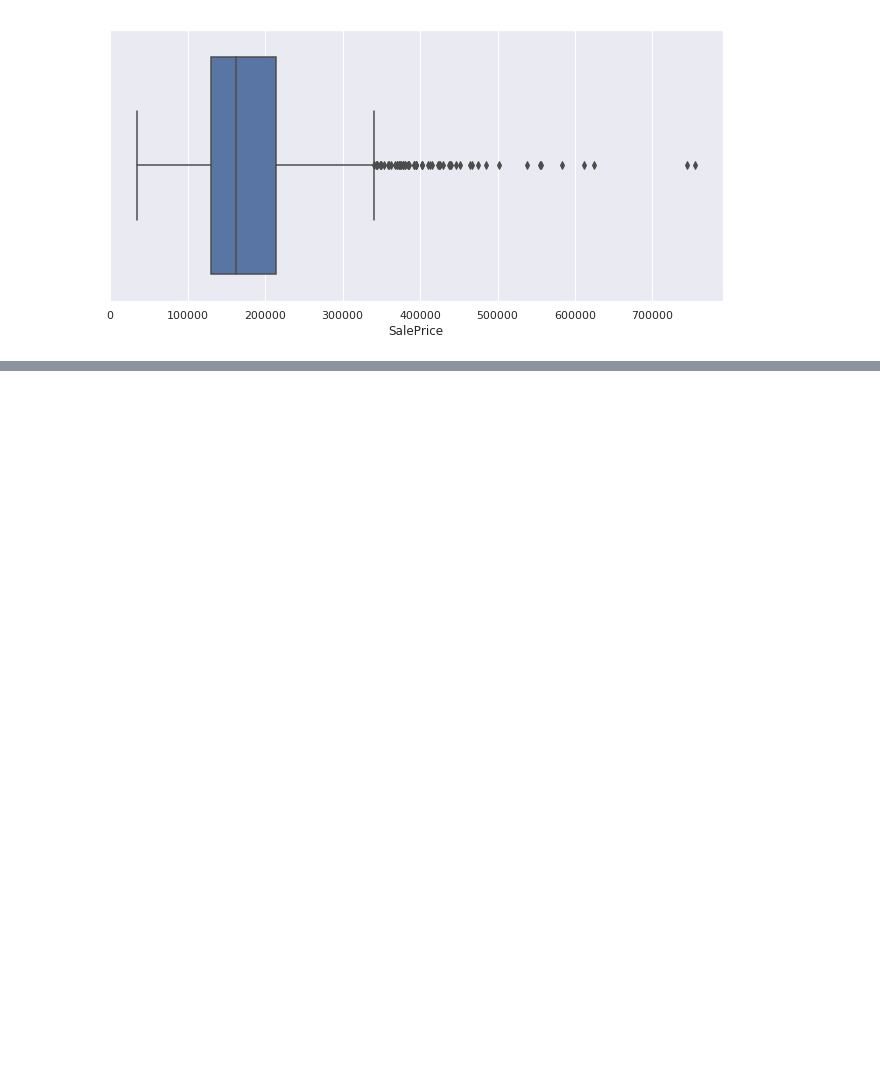
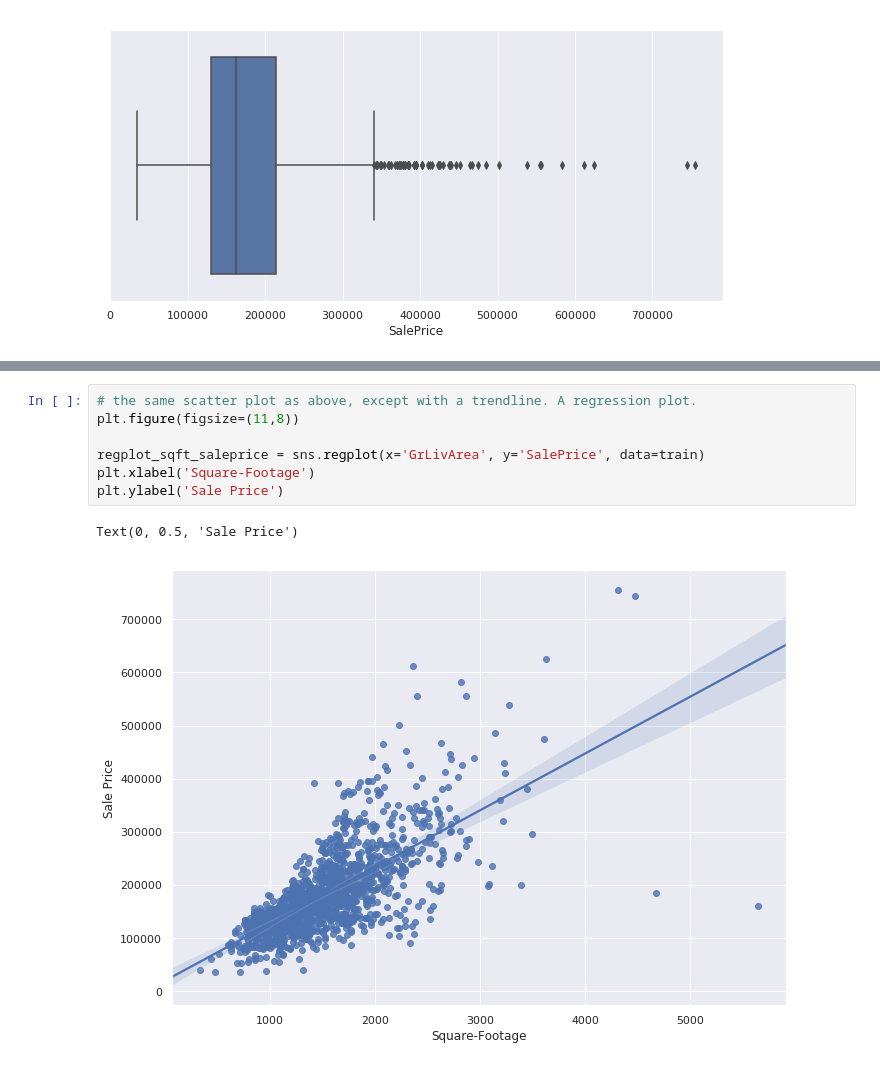
Before and after one commit to alexgentile/Tech-Fundamentals-Final-Project, a Jupyter notebook: Preliminary_analysis.ipynb, the cells around one changed output, grey strips where cells are left out. Drawn from its saved outputs; the diff is of its cells as text; blank space fills up the shorter version.

```diff
--- a/Preliminary_analysis.ipynb
+++ b/Preliminary_analysis.ipynb
@@ -76,0 +129,10 @@ box_plot_saleprice = sns.boxplot(x=train['SalePrice'])
+# %%
+# the same scatter plot as above, except with a trendline. A regression plot.
+plt.figure(figsize=(11,8))
+
+regplot_sqft_saleprice = sns.regplot(x='GrLivArea', y='SalePrice', data=train)
+plt.xlabel('Square-Footage')
+plt.ylabel('Sale Price')
+# %% [output]
+Text(0, 0.5, 'Sale Price')
+[figure, added]
```
Also changed, not shown: parts of 13 cells of this notebook, 4 other files.
